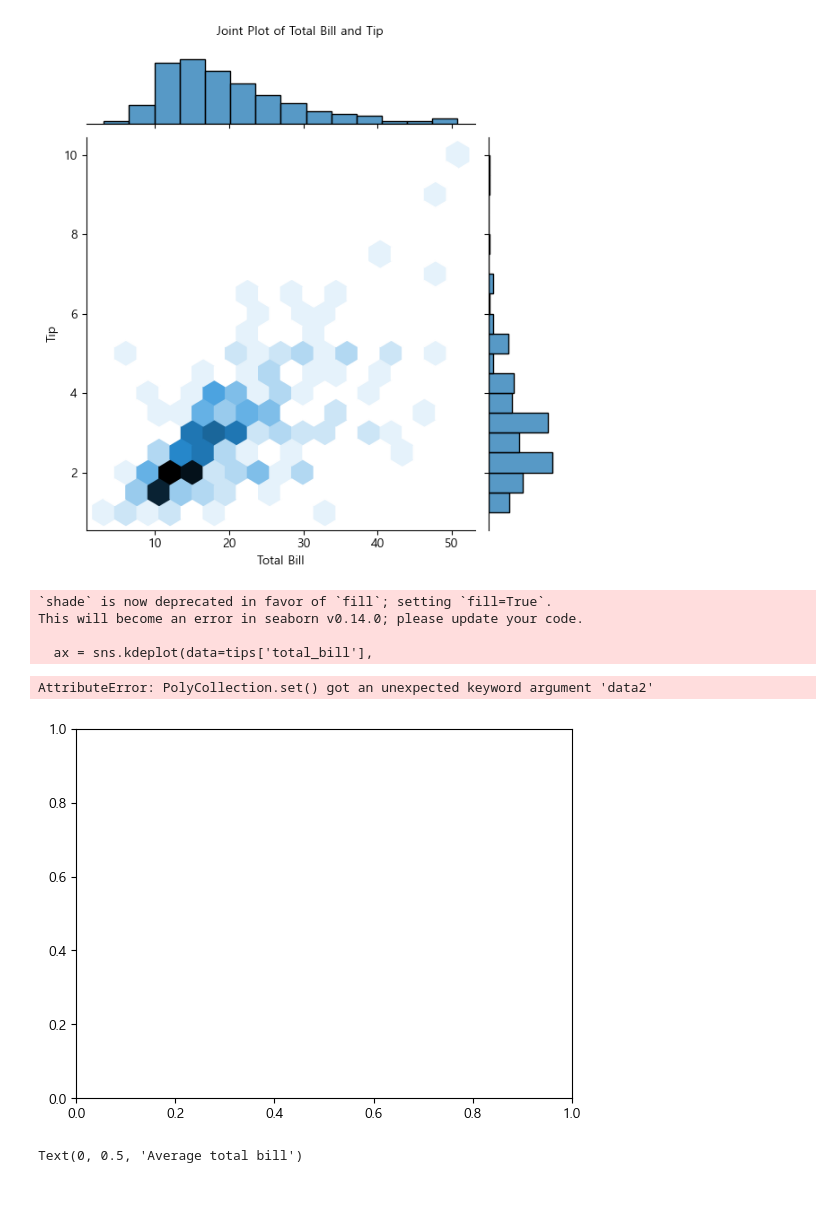
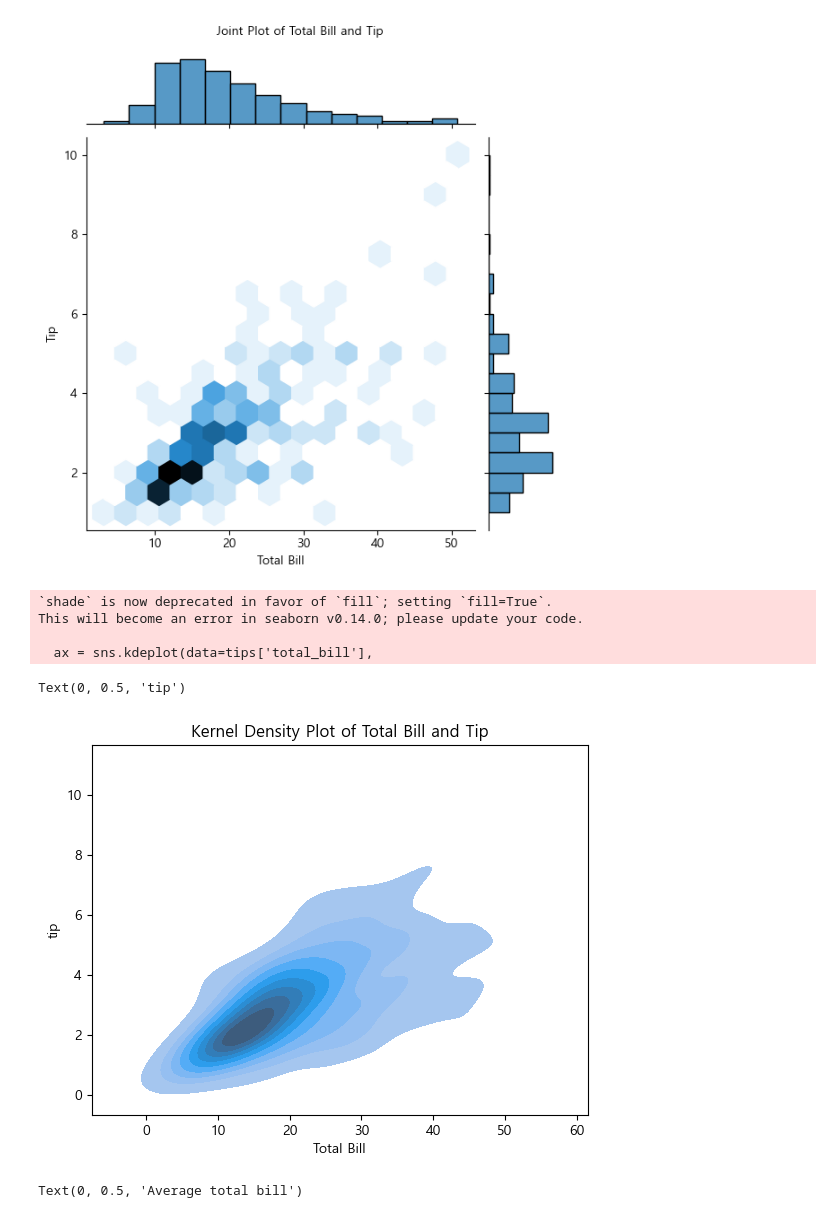
Before and after one commit to papasmf1/python221024, a Jupyter notebook: 07장/demoGraph.ipynb, the cells around one changed output. Cells and saved outputs as stored; diff of their text form; code cells hidden in the pictures.

```diff
--- a/07장/demoGraph.ipynb
+++ b/07장/demoGraph.ipynb
@@ -338,22 +340,24 @@ Text(0.5, 1.03, 'Joint Plot of Total Bill and Tip')
 # %%
 #이차원 밀집도 그리기
 #이차원 밀집도는 kdeplot메서드로 만들 수 있다.
 #shade인자값을 True로 지정하면 그래프에 음영 효과를 줄 수 있다.
+#매개변수명이 수정됨
 ax = plt.subplots()
 ax = sns.kdeplot(data=tips['total_bill'],
-    data2=tips['tip'],
+    x=tips['total_bill'],
+    y=tips['tip'],
     shade=True)
 
 ax.set_title('Kernel Density Plot of Total Bill and Tip')
 ax.set_xlabel('Total Bill')
 ax.set_ylabel('tip')
 # %% [output]
 `shade` is now deprecated in favor of `fill`; setting `fill=True`.
 This will become an error in seaborn v0.14.0; please update your code.
 
   ax = sns.kdeplot(data=tips['total_bill'],
-AttributeError: PolyCollection.set() got an unexpected keyword argument 'data2'
+Text(0, 0.5, 'tip')
-[figure, old version]
+[figure, new version]
 # %%
 #바그래프 그리기
 #바 그래프는 지정한 변수의 평균을 계산하여 그릴 수 있다.
```
Also changed, not shown: parts of 12 cells of this notebook.
